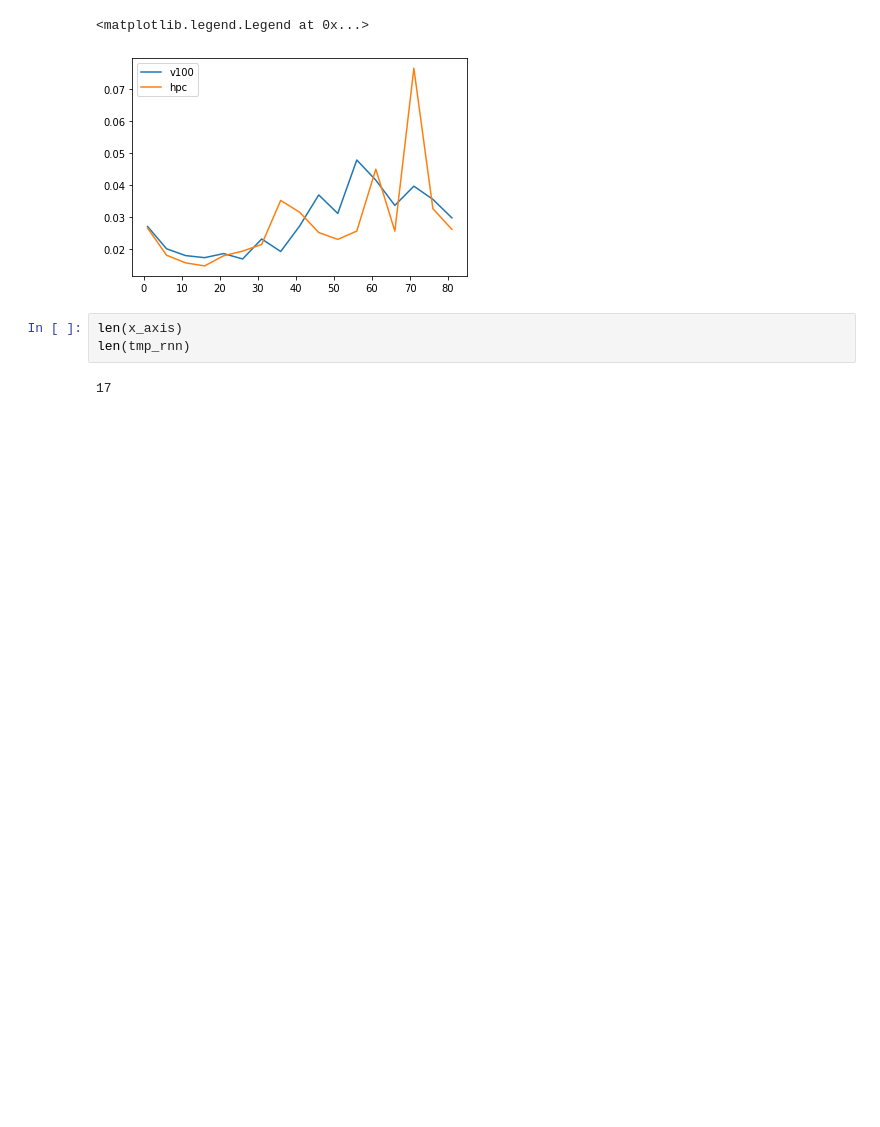
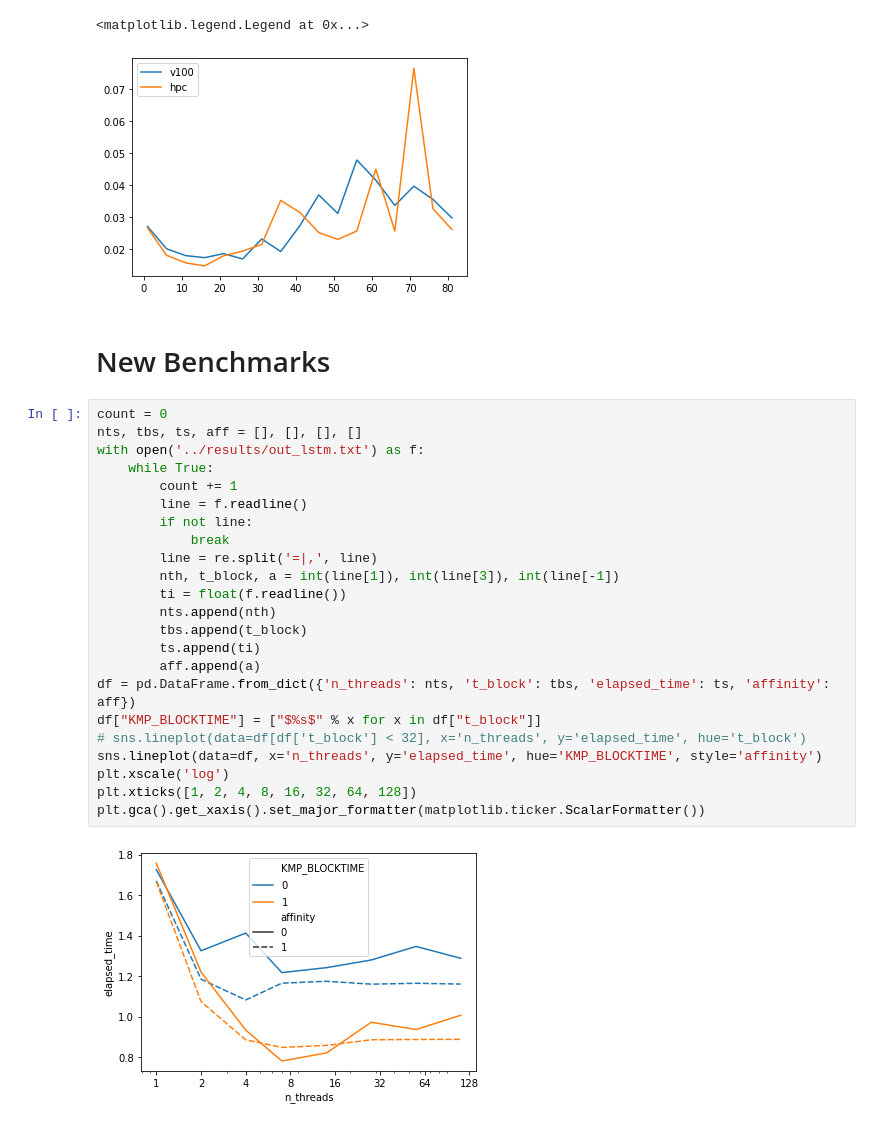
Before and after one commit to AntonioCarta/hpc2019_experiments, a Jupyter notebook: src/plot_benchmarks.ipynb, the cells around one changed output. Saved outputs shown, nothing was run; the diff lists cells and outputs as text; blank space fills up the shorter version.

Commit message:
ADD RNN benchmarks

```diff
--- a/src/plot_benchmarks.ipynb
+++ b/src/plot_benchmarks.ipynb
@@ -49,8 +53,30 @@ plt.legend()
 # %% [output]
 <matplotlib.legend.Legend at 0x...>
 [figure]
-# %%
-len(x_axis)
-len(tmp_rnn)
-# %% [output]
-17
+# %% [markdown]
+# New Benchmarks
+# %%
+count = 0
+nts, tbs, ts, aff = [], [], [], []
+with open('../results/out_lstm.txt') as f:
+    while True:
+        count += 1
+        line = f.readline()
+        if not line:
+            break
+        line = re.split('=|,', line)
+        nth, t_block, a = int(line[1]), int(line[3]), int(line[-1])
+        ti = float(f.readline())
+        nts.append(nth)
+        tbs.append(t_block)
+        ts.append(ti)
+        aff.append(a)
+df = pd.DataFrame.from_dict({'n_threads': nts, 't_block': tbs, 'elapsed_time': ts, 'affinity': aff})
+df["KMP_BLOCKTIME"] = ["$%s$" % x for x in df["t_block"]]
+# sns.lineplot(data=df[df['t_block'] < 32], x='n_threads', y='elapsed_time', hue='t_block')
+sns.lineplot(data=df, x='n_threads', y='elapsed_time', hue='KMP_BLOCKTIME', style='affinity')
+plt.xscale('log')
+plt.xticks([1, 2, 4, 8, 16, 32, 64, 128])
+plt.gca().get_xaxis().set_major_formatter(matplotlib.ticker.ScalarFormatter())
+# %% [output]
+[figure, added]
```
Also changed, not shown: parts of 2 cells of this notebook, 5 other files.
